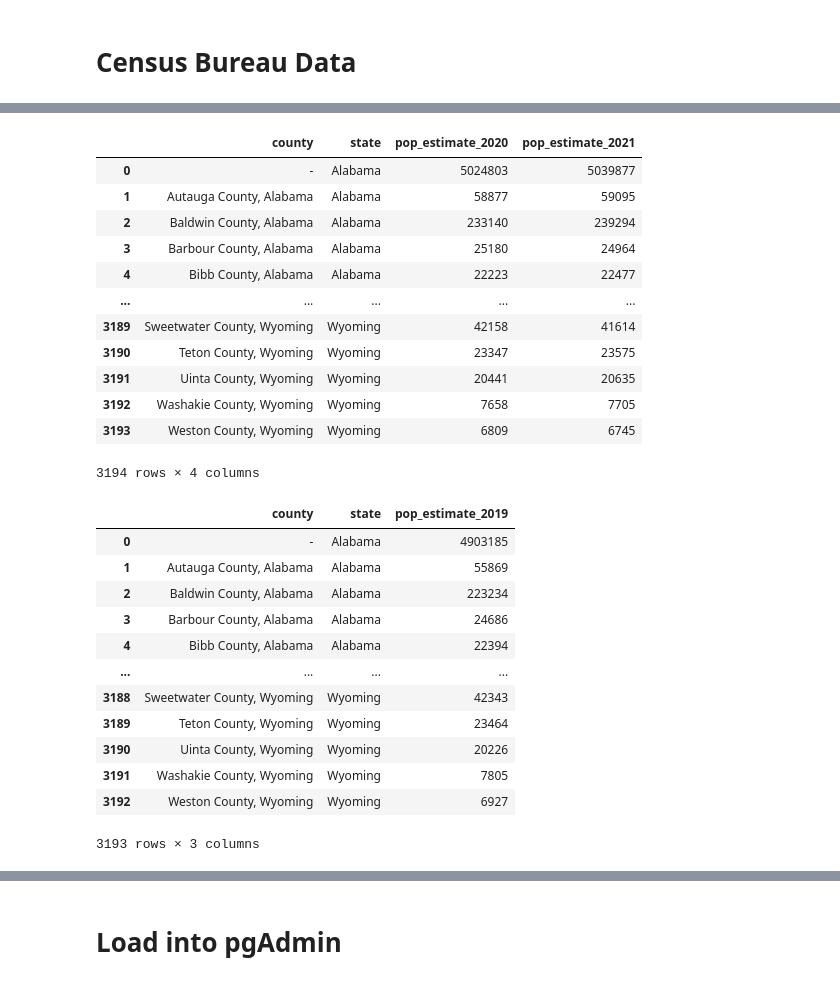
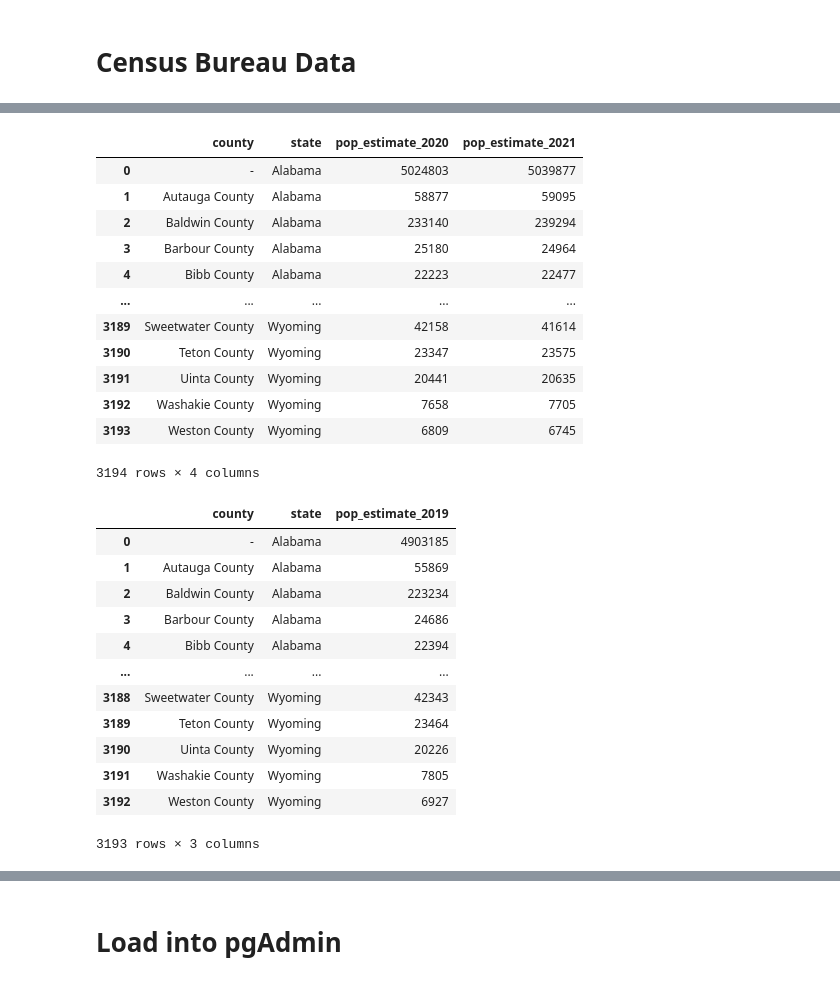
Before and after one commit to mbruns13/redfin_housing_data, a Jupyter notebook: Code/housing_data.ipynb, the cells around one changed output, grey strips where cells are left out. Saved outputs shown, nothing was run; the diff lists cells and outputs as text; code cells hidden in the pictures.

```diff
--- a/Code/housing_data.ipynb
+++ b/Code/housing_data.ipynb
@@ -299,55 +329,49 @@ cb2021_df = pd.read_csv("Resources/co-est2021-alldata.csv", encoding='latin-1')
 # %%
-cb2021_df["county"] = ""
 for i in range(len(cb2021_df["CTYNAME"])):
-    if cb2021_df["CTYNAME"][i] != cb2021_df["STNAME"][i]:
-        cb2021_df["county"][i] = cb2021_df["CTYNAME"][i] + ", " + cb2021_df["STNAME"][i]
-    else:
-        cb2021_df["county"][i] = "-"
+    if cb2021_df["CTYNAME"][i] == cb2021_df["STNAME"][i]:
+        cb2021_df["CTYNAME"][i] = "-"
 
-cb2021_df = cb2021_df[["county", "STNAME", "POPESTIMATE2020","POPESTIMATE2021"]]
-cb2021_df = cb2021_df.rename(columns={"STNAME": "state", "ESTIMATESBASE2020":"estimates_base_2020","POPESTIMATE2020":"pop_estimate_2020", "POPESTIMATE2021":"pop_estimate_2021"})
+cb2021_df = cb2021_df[["CTYNAME", "STNAME", "POPESTIMATE2020","POPESTIMATE2021"]]
+cb2021_df = cb2021_df.rename(columns={"CTYNAME":"county","STNAME": "state", "ESTIMATESBASE2020":"estimates_base_2020","POPESTIMATE2020":"pop_estimate_2020", "POPESTIMATE2021":"pop_estimate_2021"})
 cb2021_df
 # %% [output]
 |  | county | state | pop_estimate_2020 | pop_estimate_2021 |
 | 0 | - | Alabama | 5024803 | 5039877 |
-| 1 | Autauga County, Alabama | Alabama | 58877 | 59095 |
-| 2 | Baldwin County, Alabama | Alabama | 233140 | 239294 |
-| 3 | Barbour County, Alabama | Alabama | 25180 | 24964 |
-| 4 | Bibb County, Alabama | Alabama | 22223 | 22477 |
+| 1 | Autauga County | Alabama | 58877 | 59095 |
+| 2 | Baldwin County | Alabama | 233140 | 239294 |
+| 3 | Barbour County | Alabama | 25180 | 24964 |
+| 4 | Bibb County | Alabama | 22223 | 22477 |
 | ... | ... | ... | ... | ... |
-| 3189 | Sweetwater County, Wyoming | Wyoming | 42158 | 41614 |
-| 3190 | Teton County, Wyoming | Wyoming | 23347 | 23575 |
-| 3191 | Uinta County, Wyoming | Wyoming | 20441 | 20635 |
-| 3192 | Washakie County, Wyoming | Wyoming | 7658 | 7705 |
-| 3193 | Weston County, Wyoming | Wyoming | 6809 | 6745 |
+| 3189 | Sweetwater County | Wyoming | 42158 | 41614 |
+| 3190 | Teton County | Wyoming | 23347 | 23575 |
+| 3191 | Uinta County | Wyoming | 20441 | 20635 |
+| 3192 | Washakie County | Wyoming | 7658 | 7705 |
+| 3193 | Weston County | Wyoming | 6809 | 6745 |
 3194 rows × 4 columns
 # %%
 #Importing 2019 census bureau data
 cb2019_df = pd.read_csv("Resources/co-est2019-alldata.csv", encoding='latin-1')
 # %%
-cb2019_df["county"] = ""
 for i in range(len(cb2019_df["CTYNAME"])):
-    if cb2019_df["CTYNAME"][i] != cb2019_df["STNAME"][i]:
-        cb2019_df["county"][i] = cb2019_df["CTYNAME"][i] + ", " + cb2019_df["STNAME"][i]
-    else:
-        cb2019_df["county"][i] = "-"
+    if cb2019_df["CTYNAME"][i] == cb2019_df["STNAME"][i]:
+        cb2019_df["CTYNAME"][i] = "-"
 
-cb2019_df = cb2019_df[["county", "STNAME", "POPESTIMATE2019"]]
-cb2019_df = cb2019_df.rename(columns={"STNAME": "state", "POPESTIMATE2019":"pop_estimate_2019"})
+cb2019_df = cb2019_df[["CTYNAME", "STNAME", "POPESTIMATE2019"]]
+cb2019_df = cb2019_df.rename(columns={"CTYNAME":"county","STNAME": "state", "POPESTIMATE2019":"pop_estimate_2019"})
 cb2019_df
 # %% [output]
 |  | county | state | pop_estimate_2019 |
 | 0 | - | Alabama | 4903185 |
-| 1 | Autauga County, Alabama | Alabama | 55869 |
-| 2 | Baldwin County, Alabama | Alabama | 223234 |
-| 3 | Barbour County, Alabama | Alabama | 24686 |
-| 4 | Bibb County, Alabama | Alabama | 22394 |
+| 1 | Autauga County | Alabama | 55869 |
+| 2 | Baldwin County | Alabama | 223234 |
+| 3 | Barbour County | Alabama | 24686 |
+| 4 | Bibb County | Alabama | 22394 |
 | ... | ... | ... | ... |
-| 3188 | Sweetwater County, Wyoming | Wyoming | 42343 |
-| 3189 | Teton County, Wyoming | Wyoming | 23464 |
-| 3190 | Uinta County, Wyoming | Wyoming | 20226 |
-| 3191 | Washakie County, Wyoming | Wyoming | 7805 |
-| 3192 | Weston County, Wyoming | Wyoming | 6927 |
+| 3188 | Sweetwater County | Wyoming | 42343 |
+| 3189 | Teton County | Wyoming | 23464 |
+| 3190 | Uinta County | Wyoming | 20226 |
+| 3191 | Washakie County | Wyoming | 7805 |
+| 3192 | Weston County | Wyoming | 6927 |
 3193 rows × 3 columns
 # %%
 census_df = cb2019_df.merge(cb2021_df, on=["county","state"])
```
Also changed, not shown: parts of 6 cells of this notebook.
